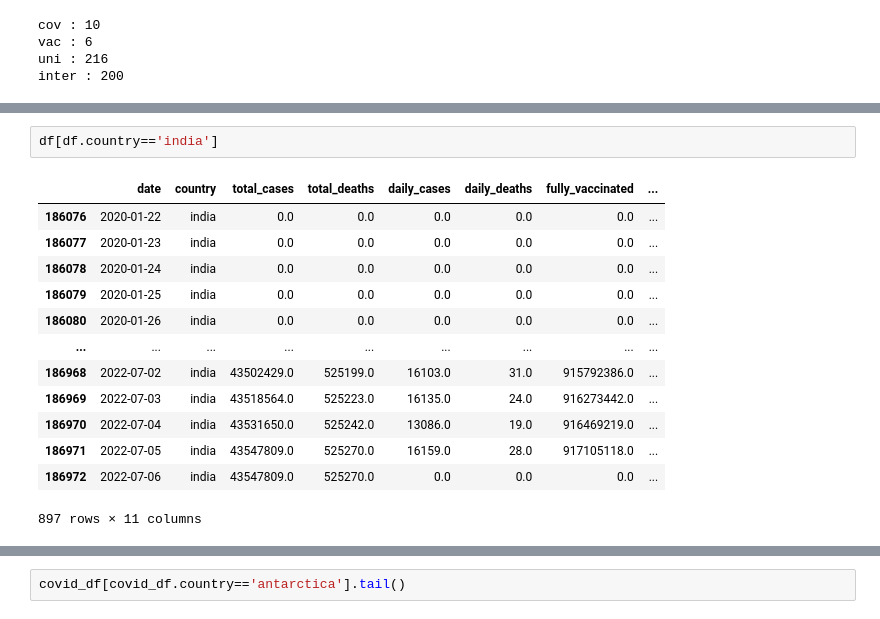
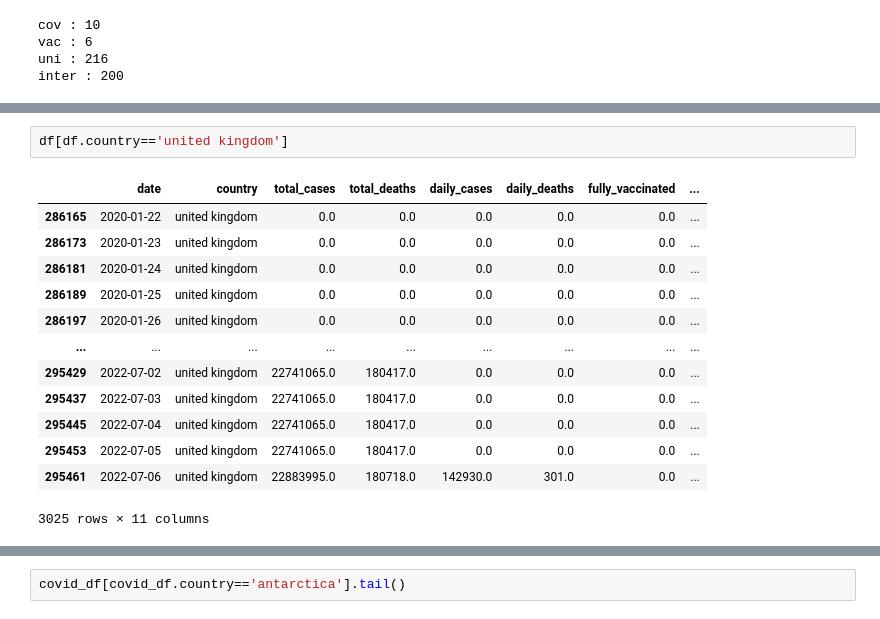
Before and after one commit to Akashkunwar/dscodes, a Jupyter notebook: cases_vaccination.ipynb, the cells around one changed output, grey strips where cells are left out. Cells and saved outputs as stored; diff of their text form.

```diff
--- a/cases_vaccination.ipynb
+++ b/cases_vaccination.ipynb
@@ -319,16 +372,16 @@ inter : 200
 # %%
-df[df.country=='india']
+df[df.country=='united kingdom']
 # %% [output]
 |  | date | country | total_cases | total_deaths | daily_cases | daily_deaths | fully_vaccinated | ... |
-| 186076 | 2020-01-22 | india | 0.0 | 0.0 | 0.0 | 0.0 | 0.0 | ... |
-| 186077 | 2020-01-23 | india | 0.0 | 0.0 | 0.0 | 0.0 | 0.0 | ... |
-| 186078 | 2020-01-24 | india | 0.0 | 0.0 | 0.0 | 0.0 | 0.0 | ... |
-| 186079 | 2020-01-25 | india | 0.0 | 0.0 | 0.0 | 0.0 | 0.0 | ... |
-| 186080 | 2020-01-26 | india | 0.0 | 0.0 | 0.0 | 0.0 | 0.0 | ... |
+| 286165 | 2020-01-22 | united kingdom | 0.0 | 0.0 | 0.0 | 0.0 | 0.0 | ... |
+| 286173 | 2020-01-23 | united kingdom | 0.0 | 0.0 | 0.0 | 0.0 | 0.0 | ... |
+| 286181 | 2020-01-24 | united kingdom | 0.0 | 0.0 | 0.0 | 0.0 | 0.0 | ... |
+| 286189 | 2020-01-25 | united kingdom | 0.0 | 0.0 | 0.0 | 0.0 | 0.0 | ... |
+| 286197 | 2020-01-26 | united kingdom | 0.0 | 0.0 | 0.0 | 0.0 | 0.0 | ... |
 | ... | ... | ... | ... | ... | ... | ... | ... | ... |
-| 186968 | 2022-07-02 | india | 43502429.0 | 525199.0 | 16103.0 | 31.0 | 915792386.0 | ... |
-| 186969 | 2022-07-03 | india | 43518564.0 | 525223.0 | 16135.0 | 24.0 | 916273442.0 | ... |
-| 186970 | 2022-07-04 | india | 43531650.0 | 525242.0 | 13086.0 | 19.0 | 916469219.0 | ... |
-| 186971 | 2022-07-05 | india | 43547809.0 | 525270.0 | 16159.0 | 28.0 | 917105118.0 | ... |
-| 186972 | 2022-07-06 | india | 43547809.0 | 525270.0 | 0.0 | 0.0 | 0.0 | ... |
+| 295429 | 2022-07-02 | united kingdom | 22741065.0 | 180417.0 | 0.0 | 0.0 | 0.0 | ... |
+| 295437 | 2022-07-03 | united kingdom | 22741065.0 | 180417.0 | 0.0 | 0.0 | 0.0 | ... |
+| 295445 | 2022-07-04 | united kingdom | 22741065.0 | 180417.0 | 0.0 | 0.0 | 0.0 | ... |
+| 295453 | 2022-07-05 | united kingdom | 22741065.0 | 180417.0 | 0.0 | 0.0 | 0.0 | ... |
+| 295461 | 2022-07-06 | united kingdom | 22883995.0 | 180718.0 | 142930.0 | 301.0 | 0.0 | ... |
-897 rows × 11 columns
+3025 rows × 11 columns
```
Also changed, not shown: parts of 6 cells of this notebook.
